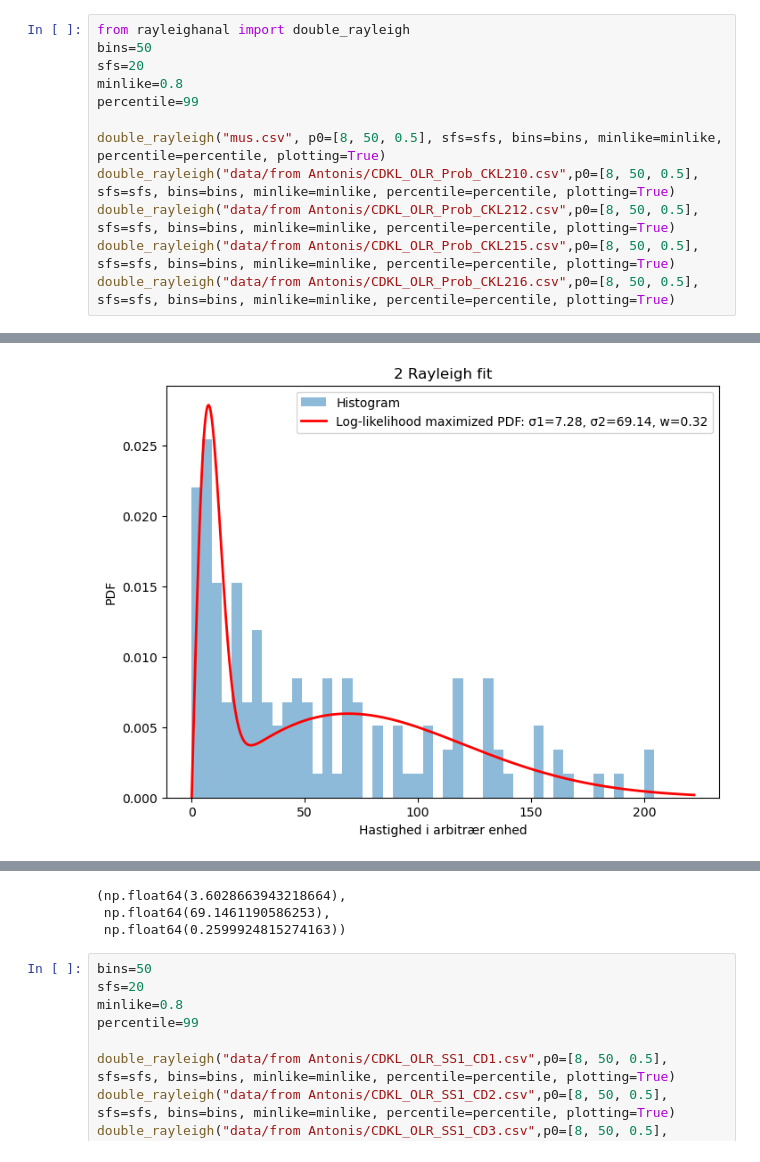
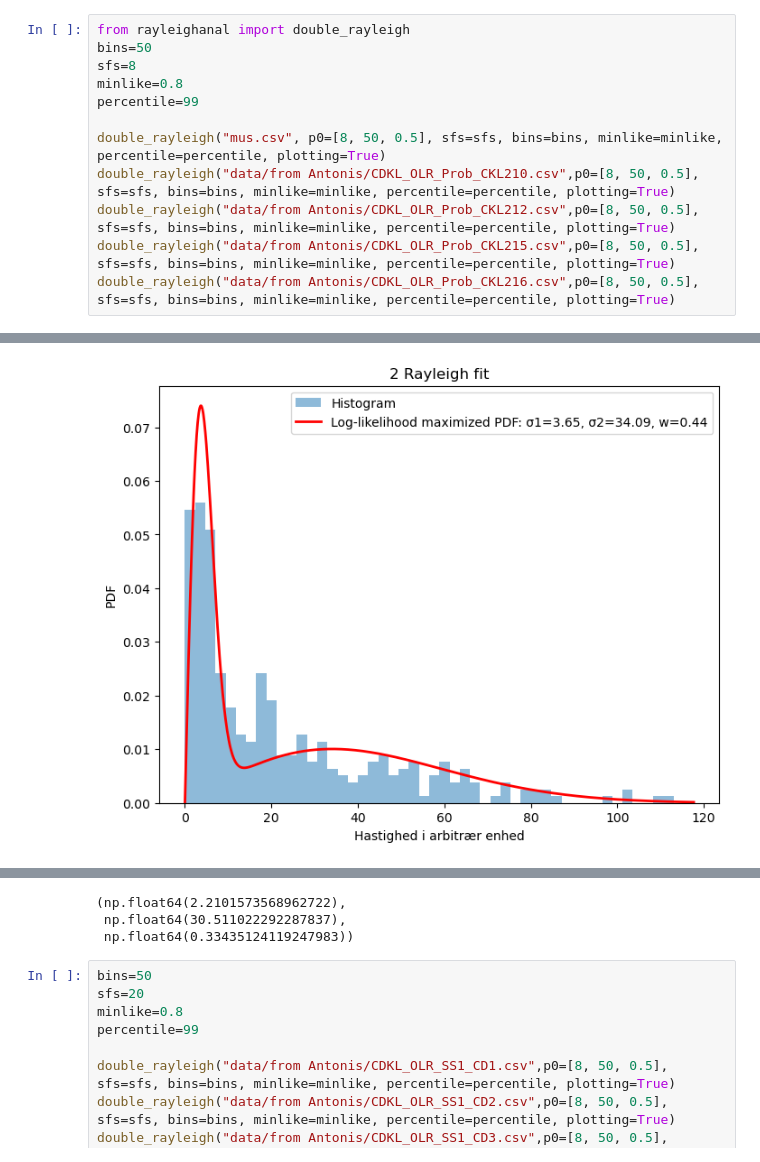
Before and after one commit to andreagudik-blip/forsteorsprojekt, a Jupyter notebook: Data analyse.ipynb, the cells around one changed output, grey strips where cells are left out. Saved outputs shown, nothing was run; the diff lists cells and outputs as text.

```diff
--- a/Data analyse.ipynb
+++ b/Data analyse.ipynb
@@ -1,7 +1,7 @@
 # %%
 from rayleighanal import double_rayleigh
 bins=50
-sfs=20
+sfs=8
 minlike=0.8
 percentile=99
 
@@ -16 +16 @@ double_rayleigh("data/from Antonis/CDKL_OLR_Prob_CKL216.csv",p0=[8, 50, 0.5], sf
-[figure, old version]
+[figure, new version]
@@ -19,6 +19,6 @@ double_rayleigh("data/from Antonis/CDKL_OLR_Prob_CKL216.csv",p0=[8, 50, 0.5], sf
-(np.float64(3.6028663943218664),
- np.float64(69.1461190586253),
- np.float64(0.2599924815274163))
+(np.float64(2.2101573568962722),
+ np.float64(30.511022292287837),
+ np.float64(0.33435124119247983))
 # %%
 bins=50
 sfs=20
```
Also changed, not shown: parts of 1 cell of this notebook, 1 other file.
